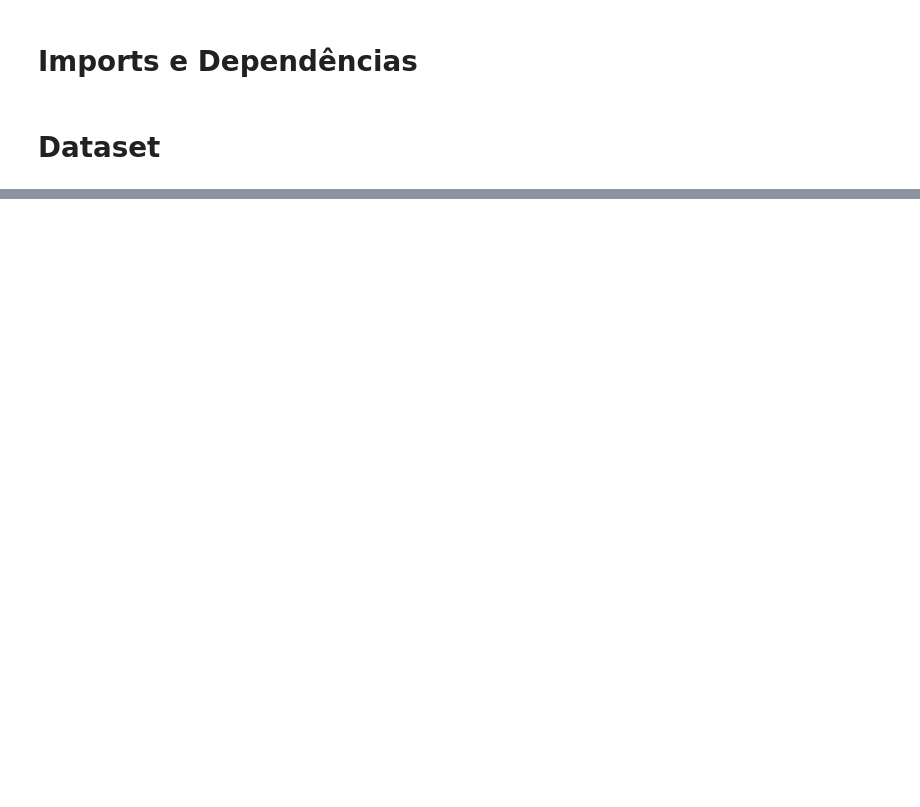
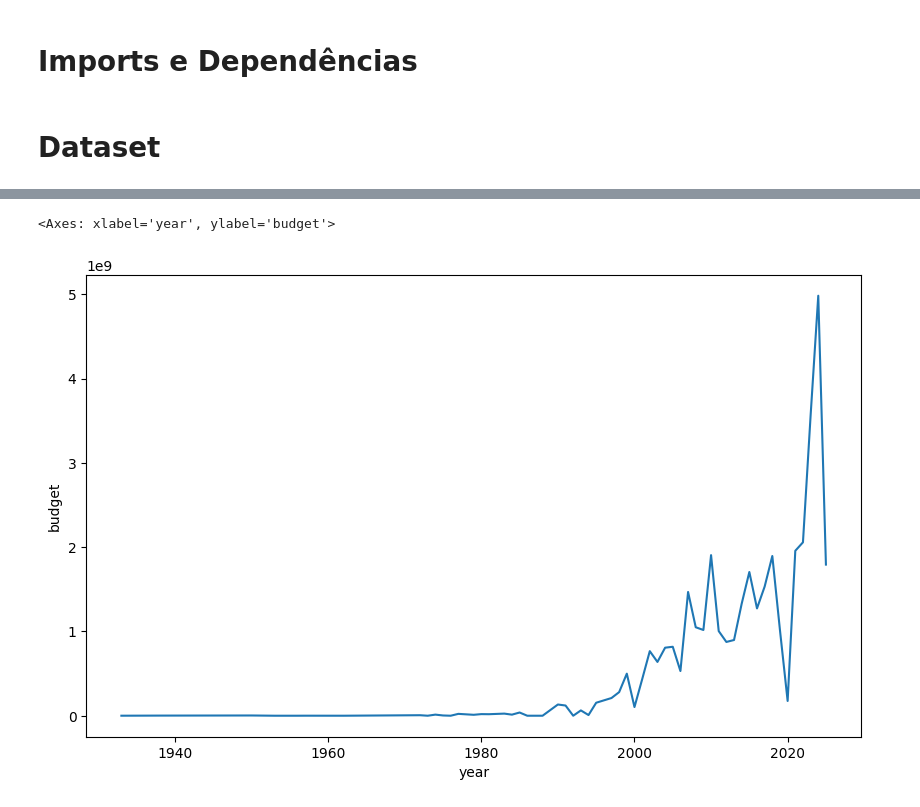
Before and after one commit to LuizGPassos/ted-7-projeto-final, a Jupyter notebook: analysis/exploratory_analysis.ipynb, the cells around one changed output, grey strips where cells are left out. Drawn from its saved outputs; the diff is of its cells as text; code cells hidden in the pictures; blank space fills up the shorter version.

```diff
--- a/analysis/exploratory_analysis.ipynb
+++ b/analysis/exploratory_analysis.ipynb
@@ -17,0 +104,5 @@ df.head()
+# %%
+yearly_budget = df[['release_date', 'budget']]
+yearly_budget['year'] = df['release_date'].dt.year
+yearly_budget = yearly_budget.groupby(["year"])["budget"].sum().reset_index()
+yearly_budget.head()
@@ -17,0 +121,6 @@ df.head()
+# %%
+plt.figure(figsize=(10, 6))
+sns.lineplot(data=yearly_budget, x="year", y="budget")
+# %% [output]
+<Axes: xlabel='year', ylabel='budget'>
+[figure, added]
```
Also changed, not shown: parts of 14 cells of this notebook, 1 other file.
